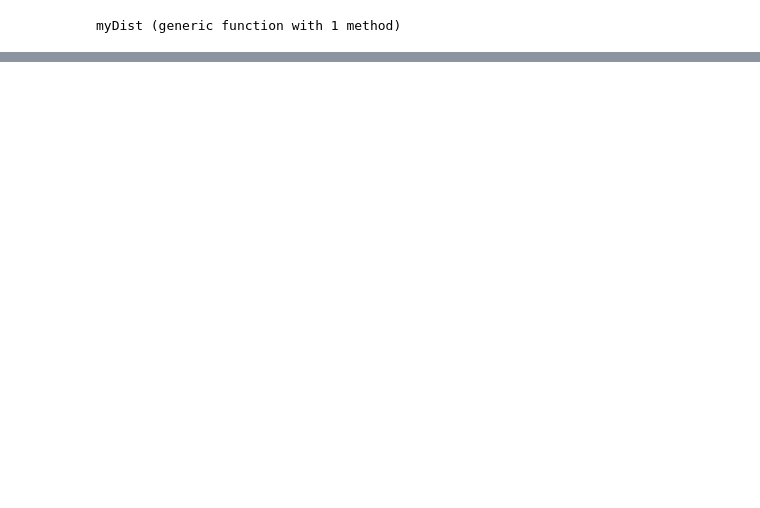
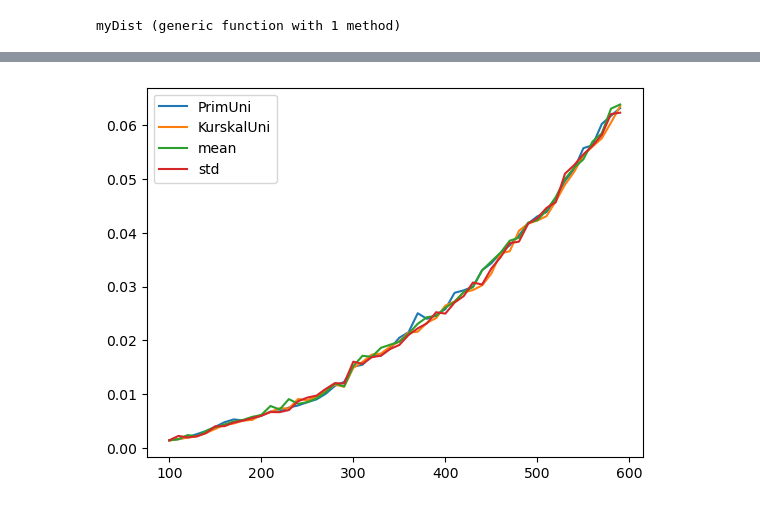
Before and after one commit to pucikplay/MPA, a Jupyter notebook: L2/l2.ipynb, the cells around one changed output, grey strips where cells are left out. Drawn from its saved outputs; the diff is of its cells as text; code cells hidden in the pictures; blank space fills up the shorter version.

Commit message:
Data generated, started making graphs

```diff
--- a/L2/l2.ipynb
+++ b/L2/l2.ipynb
@@ -9,8 +11,8 @@ include("utils.jl")
 # %% [output]
 myDist (generic function with 1 method)
 # %%
-nMin = 10
-nMax = 100
+nMin = 100
+nMax = 1000
 step = 10
 reps = 10
 
@@ -18,7 +20,7 @@ N = [n for n in nMin:step:nMax]
 
 struct Record
     n::Int
-    time::Int
+    time::Float64
     weight::Float64
 end
 
@@ -37,25 +39,16 @@ for n in N
     for _ in 1:reps
         gUni = genGraph(n, rand)
         gMy = genGraph(n, myDist)
-
-        start = Int(floor(datetime2unix(now())))
-        t = prim(gUni)
-        time = Int(floor(datetime2unix(now()))) - start
+        time = @elapsed t = prim(gUni)
         push!(primVectUni, Record(n, time, getTreeWeight(t)))
 
-        start = Int(floor(datetime2unix(now())))
-        t = prim(gUni)
-        time = Int(floor(datetime2unix(now()))) - start
+        time = @elapsed t = prim(gUni)
         push!(kurskalVectUni, Record(n, time, getTreeWeight(t)))
 
-        start = Int(floor(datetime2unix(now())))
-        t = prim(gMy)
-        time = Int(floor(datetime2unix(now()))) - start
+        time = @elapsed t = prim(gMy)
         push!(primVectMy, Record(n, time, getTreeWeight(t)))
 
-        start = Int(floor(datetime2unix(now())))
-        t = prim(gMy)
-        time = Int(floor(datetime2unix(now()))) - start
+        time = @elapsed t = prim(gMy)
         push!(kurskalVectMy, Record(n, time, getTreeWeight(t)))
     end
     push!(recordsPrimUni, primVectUni)
@@ -77,6 +77,4 @@ end
 # %%
-using Statistics
-
 function getTimes(records)
     times = [r.time for r in records]
     minTime = minimum(times)
@@ -87,6 +85,8 @@ function getTimes(records)
     return (minTime, maxTime, avgTime, stdDev)
 end
 
-println(recordsPrimUni[10])
-println(getTimes(recordsPrimUni[10]))
+timesPrimUni = [getTimes(recordsPrimUni[i]) for i in 1:length(N)]
+timesKurskalUni = [getTimes(recordsKurskalUni[i]) for i in 1:length(N)]
+timesPrimMy = [getTimes(recordsPrimMy[i]) for i in 1:length(N)]
+timesKurskalMy = [getTimes(recordsKurskalMy[i]) for i in 1:length(N)]
 # %% [output]
@@ -94,0 +110,12 @@ Record[Record(100, 0, 1.1148048375753516), Record(100, 1, 1.228784982664488), Re
+# %%
+using PyPlot
+
+plot(N[1:50],[t[3] for t in timesPrimUni][1:50], label="PrimUni")
+plot(N[1:50],[t[3] for t in timesKurskalUni][1:50], label="KurskalUni")
+plot(N[1:50],[t[3] for t in timesPrimMy][1:50], label="mean")
+plot(N[1:50],[t[3] for t in timesKurskalMy][1:50], label="std")
+legend()
+display(gcf())
+clf()
+# %% [output]
+[figure, added]
```
Also changed, not shown: parts of 3 cells of this notebook.
